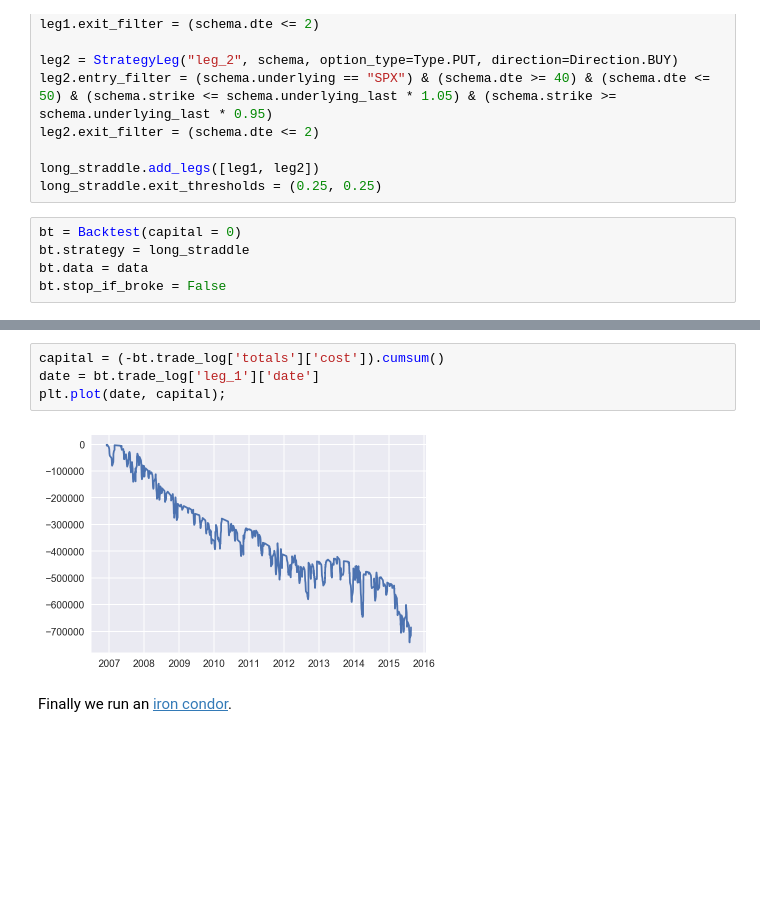
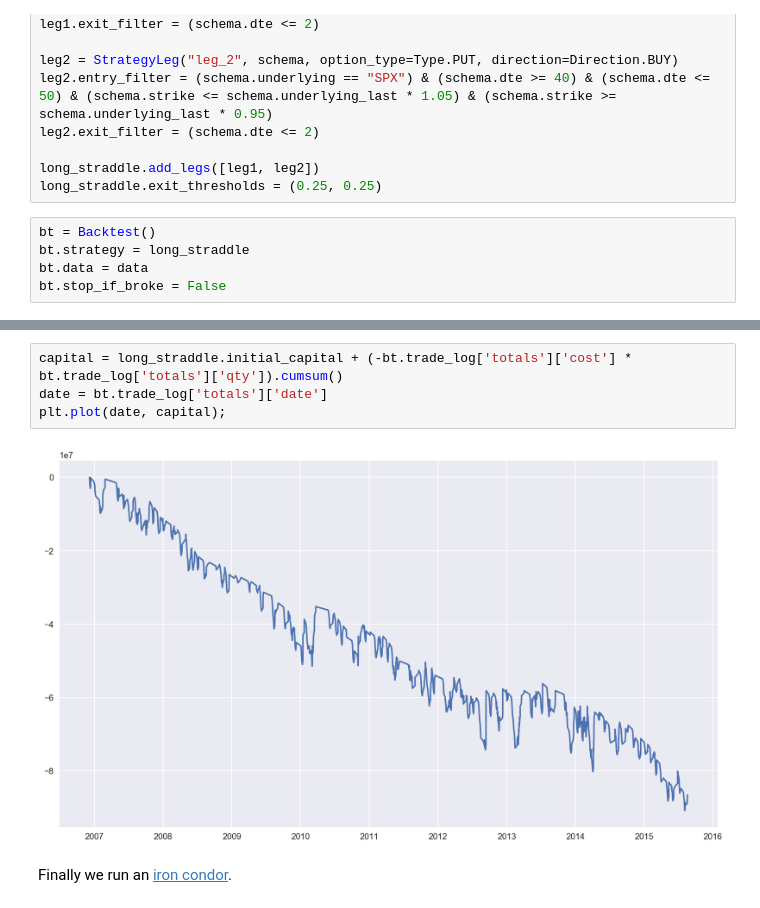
Before and after one commit to lambdaclass/options_backtester, a Jupyter notebook: backtester/demos/backtester_demo.ipynb, the cells around one changed output, grey strips where cells are left out. Saved outputs shown, nothing was run; the diff lists cells and outputs as text; blank space fills up the shorter version.

```diff
--- a/backtester/demos/backtester_demo.ipynb
+++ b/backtester/demos/backtester_demo.ipynb
@@ -93,7 +93,7 @@ leg2.exit_filter = (schema.dte <= 2)
 long_straddle.add_legs([leg1, leg2])
 long_straddle.exit_thresholds = (0.25, 0.25)
 # %%
-bt = Backtest(capital = 0)
+bt = Backtest()
 bt.strategy = long_straddle
 bt.data = data
 bt.stop_if_broke = False
@@ -118,10 +118,10 @@ Total time elapsed: 00:02:43
 1331 rows × 17 columns
 # %%
-capital = (-bt.trade_log['totals']['cost']).cumsum()
-date = bt.trade_log['leg_1']['date']
+capital = long_straddle.initial_capital + (-bt.trade_log['totals']['cost'] * bt.trade_log['totals']['qty']).cumsum()
+date = bt.trade_log['totals']['date']
 plt.plot(date, capital);
 # %% [output]
-[figure, old version]
+[figure, new version]
 # %% [markdown]
 Finally we run an [iron condor](https://www.investopedia.com/terms/i/ironcondor.asp).
 # %%
```
Also changed, not shown: parts of 22 cells of this notebook, 1 other file.
